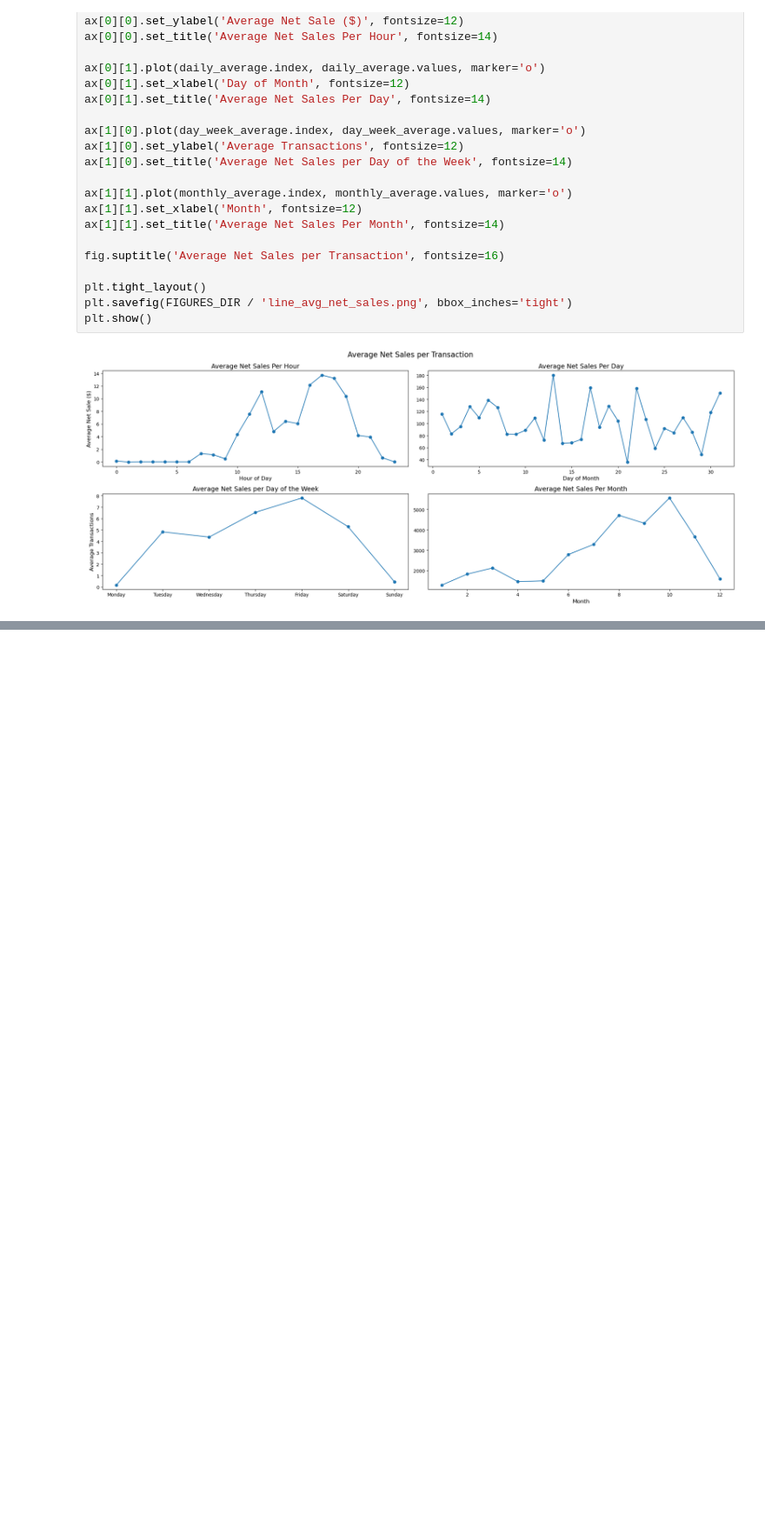
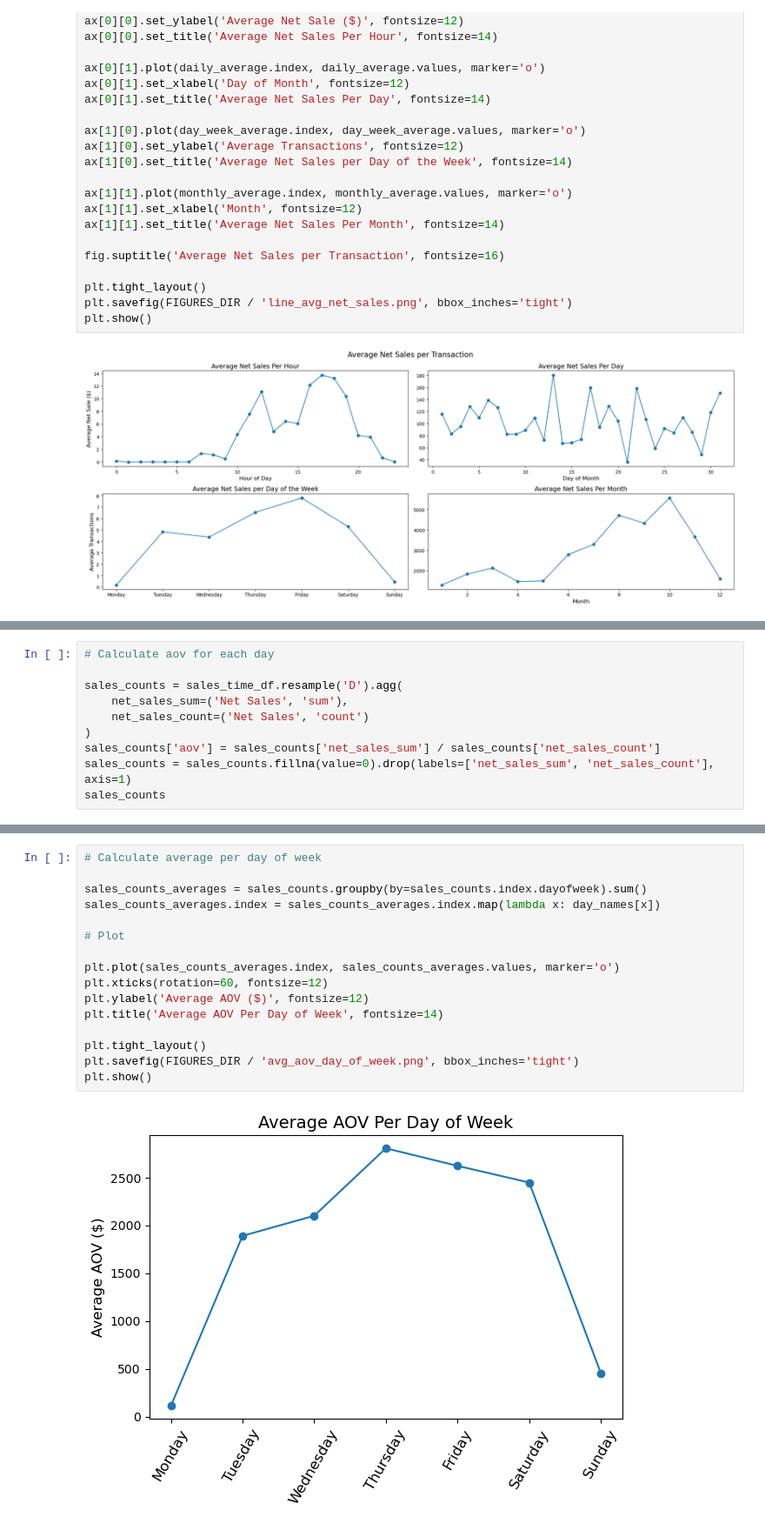
Before and after one commit to ajamkotc/belly_rubb_analysis, a Jupyter notebook: notebooks/2.0-aj-transactions-time-series-exploration.ipynb, the cells around one changed output, grey strips where cells are left out. Shown at 87% size. Saved outputs shown, nothing was run; the diff lists cells and outputs as text; blank space fills up the shorter version.

```diff
--- a/notebooks/2.0-aj-transactions-time-series-exploration.ipynb
+++ b/notebooks/2.0-aj-transactions-time-series-exploration.ipynb
@@ -196,0 +240,10 @@ plt.show()
+# %%
+# Calculate aov for each day
+
+sales_counts = sales_time_df.resample('D').agg(
+    net_sales_sum=('Net Sales', 'sum'),
+    net_sales_count=('Net Sales', 'count')
+)
+sales_counts['aov'] = sales_counts['net_sales_sum'] / sales_counts['net_sales_count']
+sales_counts = sales_counts.fillna(value=0).drop(labels=['net_sales_sum', 'net_sales_count'], axis=1)
+sales_counts
@@ -196,0 +265,18 @@ plt.show()
+# %%
+# Calculate average per day of week
+
+sales_counts_averages = sales_counts.groupby(by=sales_counts.index.dayofweek).sum()
+sales_counts_averages.index = sales_counts_averages.index.map(lambda x: day_names[x])
+
+# Plot
+
+plt.plot(sales_counts_averages.index, sales_counts_averages.values, marker='o')
+plt.xticks(rotation=60, fontsize=12)
+plt.ylabel('Average AOV ($)', fontsize=12)
+plt.title('Average AOV Per Day of Week', fontsize=14)
+
+plt.tight_layout()
+plt.savefig(FIGURES_DIR / 'avg_aov_day_of_week.png', bbox_inches='tight')
+plt.show()
+# %% [output]
+[figure, added]
```
Also changed, not shown: parts of 21 cells of this notebook, 11 other files.
